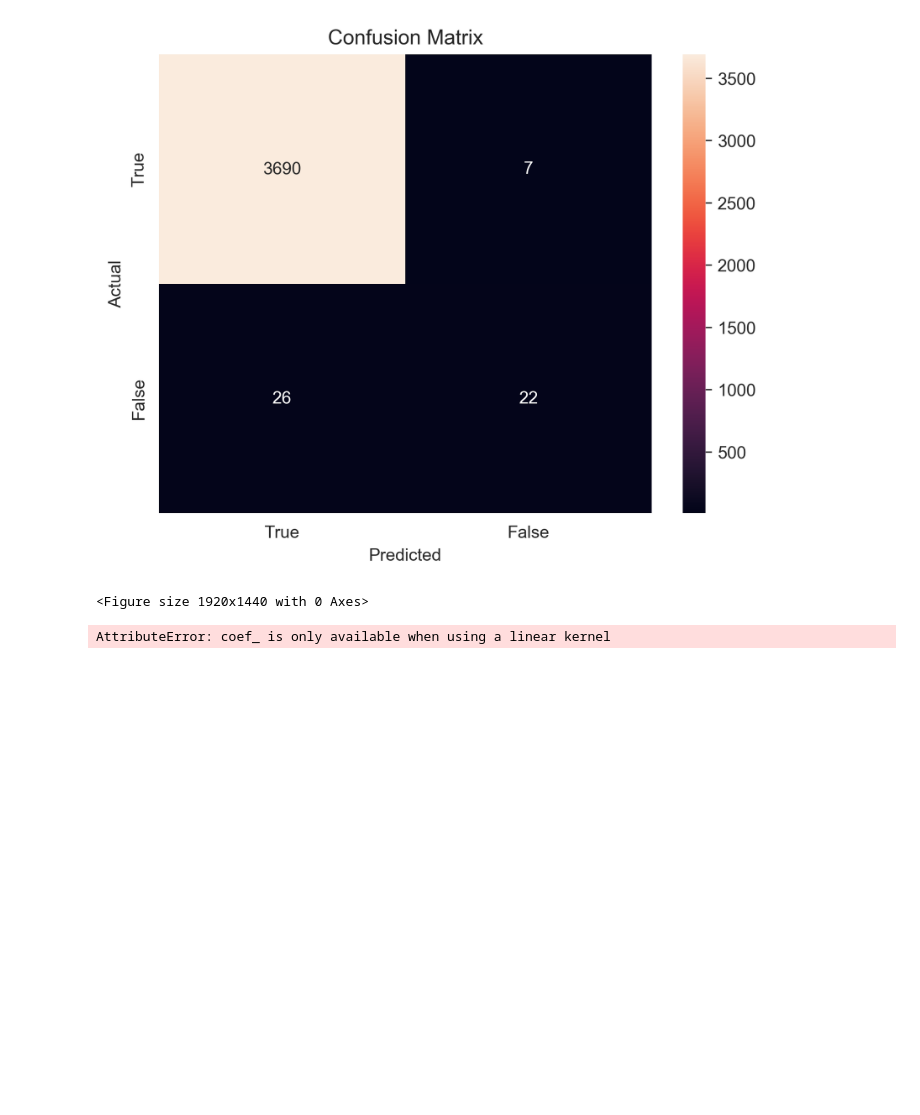
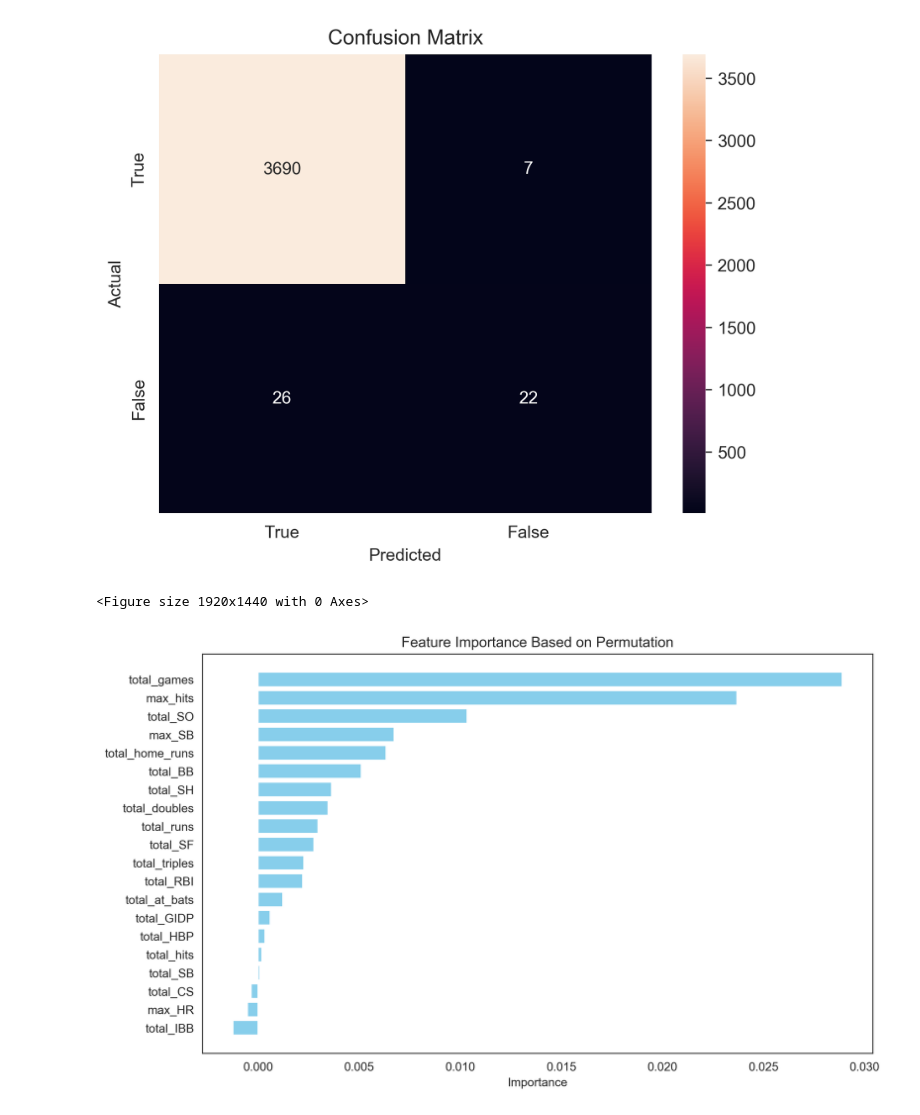
Before and after one commit to troopchris/csc5610base, a Jupyter notebook: GroupProjectM6/Troop_SVM_Model.ipynb, the cells around one changed output. Cells and saved outputs as stored; diff of their text form; code cells hidden in the pictures; blank space fills up the shorter version.

```diff
--- a/GroupProjectM6/Troop_SVM_Model.ipynb
+++ b/GroupProjectM6/Troop_SVM_Model.ipynb
@@ -42,11 +42,13 @@ eng_stats_df.head(20)
 
-X = eng_stats_df[[
+feature_columns = [
     'total_games', 'total_at_bats', 'total_runs', 'total_hits',
     'total_doubles', 'total_triples', 'total_home_runs', 'total_RBI',
     'total_SB', 'total_CS', 'total_BB', 'total_SO', 'total_IBB',
     'total_HBP', 'total_SH', 'total_SF', 'total_GIDP', 'max_HR',
     'max_hits', 'max_SB'
-]]
+]
+
+X = eng_stats_df[feature_columns]
 
 y = eng_stats_df['HOF_status']
 # Train-test split
@@ -125,9 +127,18 @@ plt.savefig('svm_model_1.png')
 [figure]
 <Figure size 1920x1440 with 0 Axes>
 # %%
-# Calculate feature importance using SHAP
-explainer = shap.Explainer(svm_model_1, X_train_scaled)
-shap_values = explainer(X_test_scaled)
-shap.summary_plot(shap_values, X_test, feature_names=feature_columns)
+
+# Calculate feature importance using permutation importance
+result = permutation_importance(svm_model_1, X_test_scaled, y_test, n_repeats=30, random_state=42)
+importance_df = pd.DataFrame({'Feature': feature_columns, 'Importance': result.importances_mean})
+importance_df = importance_df.sort_values(by='Importance', ascending=False)
+
+# Plot feature importance
+plt.figure(figsize=(10, 6))
+plt.barh(importance_df['Feature'], importance_df['Importance'], color='skyblue')
+plt.xlabel('Importance')
+plt.title('Feature Importance Based on Permutation')
+plt.gca().invert_yaxis()
+plt.show()
 # %% [output]
-AttributeError: coef_ is only available when using a linear kernel
+[figure, added]
```
Also changed, not shown: parts of 1 cell of this notebook.
